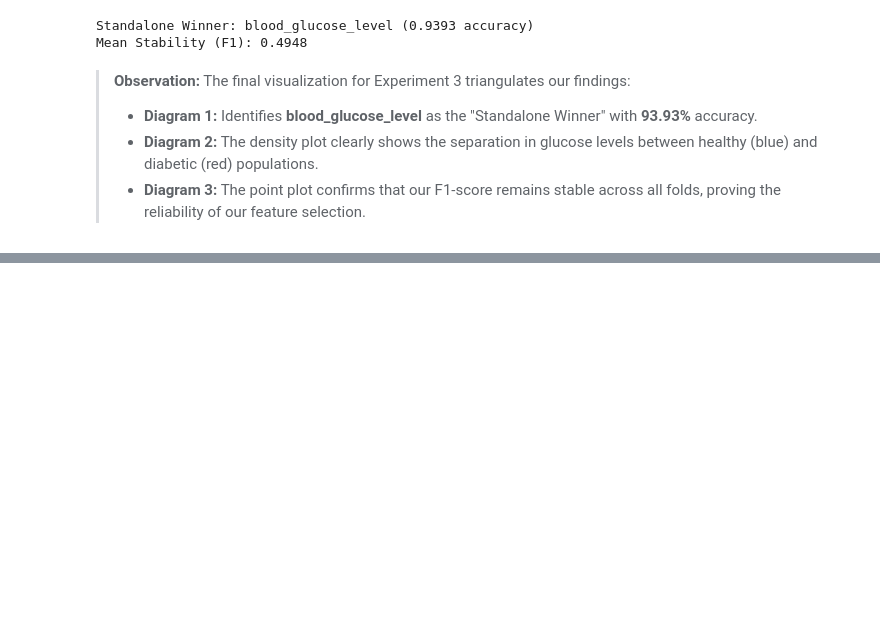
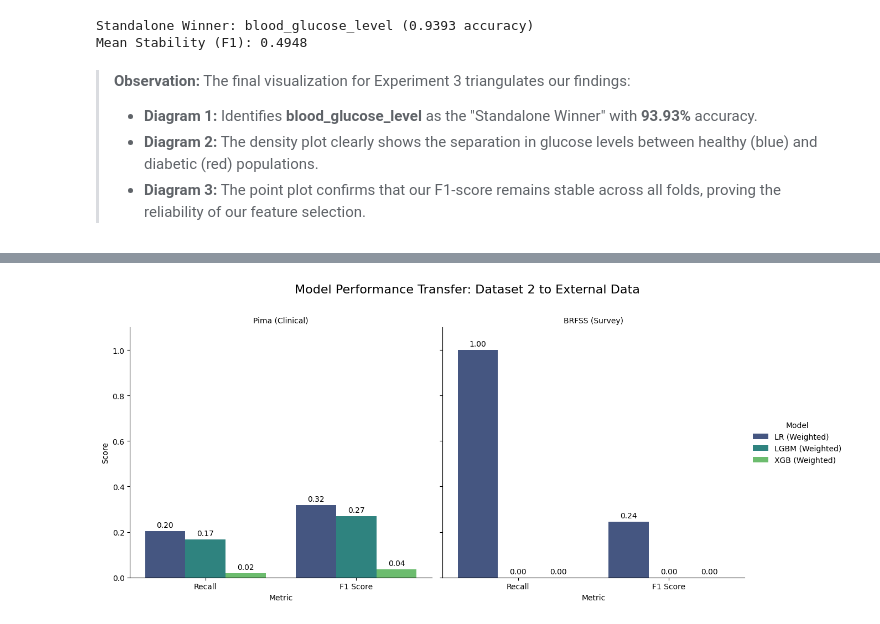
Before and after one commit to COMP3608-Intelligent-Systems-Project/Predicting-Type-2-Diabetes, a Jupyter notebook: notebooks/experiments/dataset_2_diabetes_prediction_experiments.ipynb, the cells around one changed output, grey strips where cells are left out. Cells and saved outputs as stored; diff of their text form; code cells hidden in the pictures; blank space fills up the shorter version.

```diff
--- a/notebooks/experiments/dataset_2_diabetes_prediction_experiments.ipynb
+++ b/notebooks/experiments/dataset_2_diabetes_prediction_experiments.ipynb
@@ -1153,0 +788,15 @@ Future research should focus on bridging the gap between **clinical measurements
+# %%
+pima_path = "data/preprocessed/pima_preprocessed/"
+brfss_path = "data/preprocessed/brfss_preprocessed/"
+
+#load pima
+pima_X_ext = pd.read_csv(os.path.join(pima_path, 'pima_X_test_scaled.csv'))
+pima_y_ext = pd.read_csv(os.path.join(pima_path, 'pima_y_test.csv'))
+
+#load brfss
+brfss_test_df = pd.read_parquet(os.path.join(brfss_path, 'brfss_test.parquet'))
+brfss_train_orig = pd.read_parquet(os.path.join(brfss_path, 'brfss_train_original.parquet'))
+
+print(f"Data Loaded Successfully:")
+print(f" - Pima Samples: {len(pima_y_ext)}")
+print(f" - BRFSS Samples: {len(brfss_test_df)}")
@@ -1153,0 +903,20 @@ Future research should focus on bridging the gap between **clinical measurements
+# %%
+plot_data = gen_results_df.melt(id_vars=['Model', 'Population'],
+                                value_vars=['Recall', 'F1 Score'],
+                                var_name='Metric', value_name='Score')
+
+g = sns.catplot(data=plot_data, kind="bar", x="Metric", y="Score", hue="Model",
+                col="Population", palette="viridis", height=6, aspect=1)
+
+g.set_titles("{col_name}")
+g.set(ylim=(0, 1.1))
+
+for ax in g.axes.flat:
+    for container in ax.containers:
+        ax.bar_label(container, fmt='%.2f', padding=3)
+
+plt.subplots_adjust(top=0.85)
+g.fig.suptitle('Model Performance Transfer: Dataset 2 to External Data', fontsize=16)
+plt.show()
+# %% [output]
+[figure, added]
```
Also changed, not shown: parts of 46 cells of this notebook.
